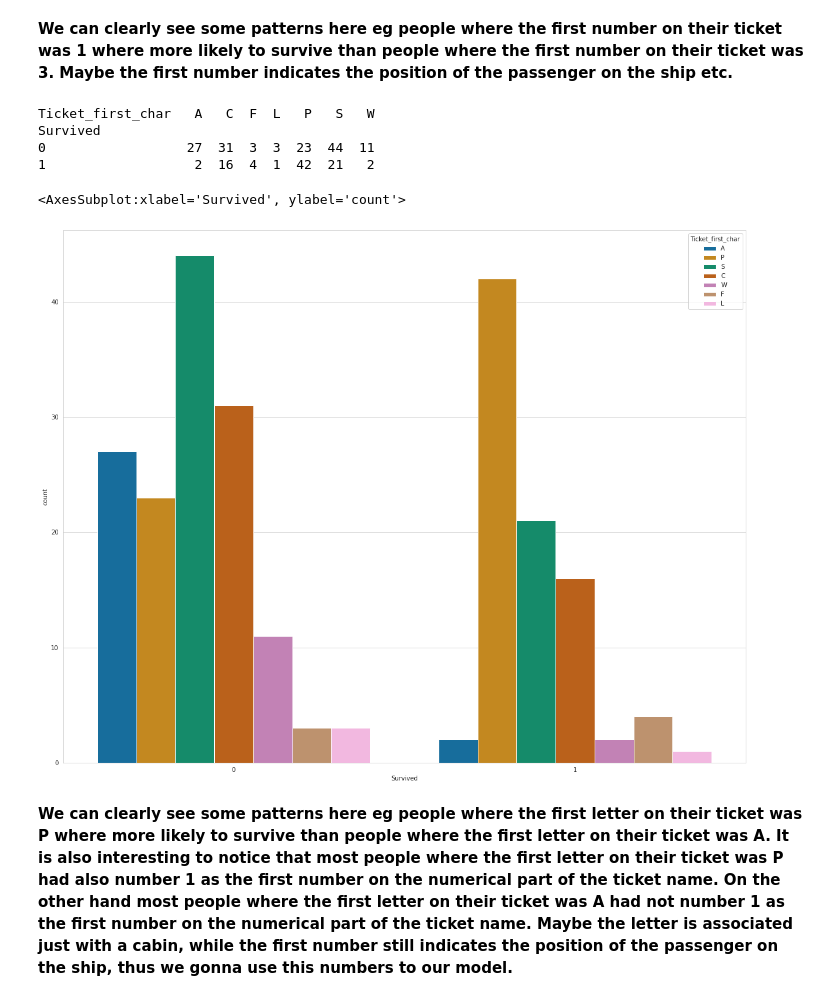
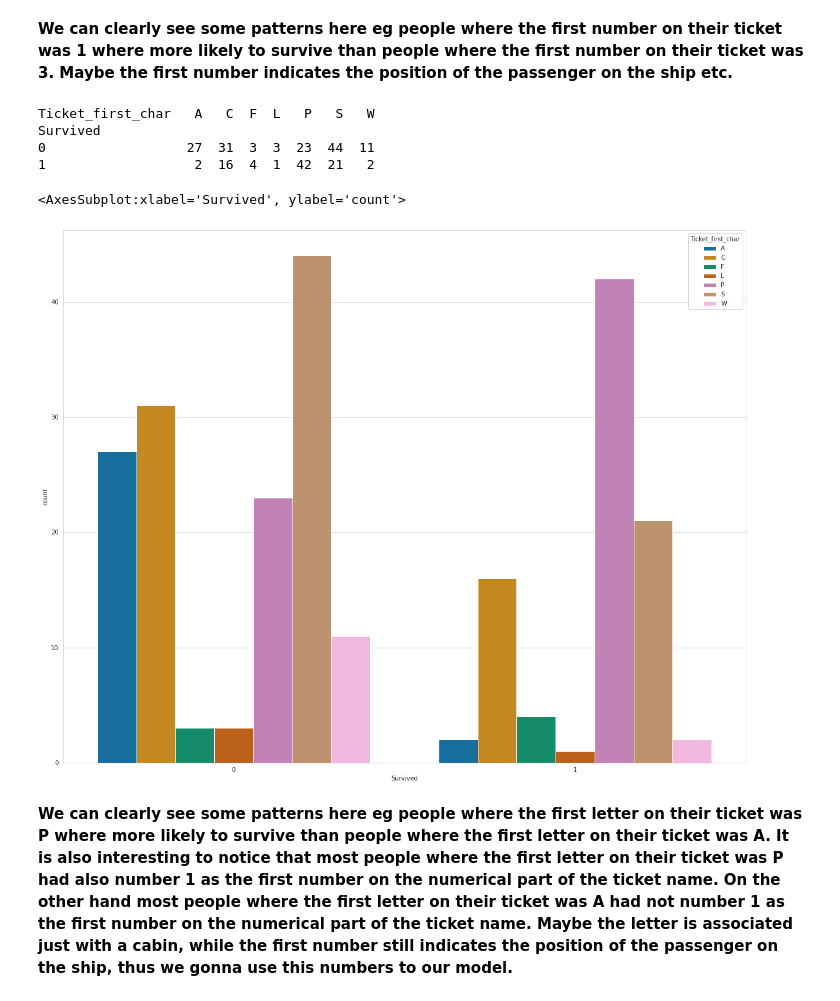
Before and after one commit to adamparkosidis/titanic-predictions-using-logistic-regression, a Jupyter notebook: Titanic - Predictions using Logistic Regression.ipynb, the cells around one changed output. Cells and saved outputs as stored; diff of their text form; code cells hidden in the pictures.

Commit message:
fixed the hue_order in countplots

```diff
--- a/Titanic - Predictions using Logistic Regression.ipynb
+++ b/Titanic - Predictions using Logistic Regression.ipynb
@@ -362,15 +365,16 @@ than people where the first number on their ticket was 3. Maybe the first number
 # %%
 letter = train[train['Ticket'].apply(lambda x: x[0].isnumeric())== False]
 print(pd.pivot_table(letter, index = 'Survived', columns = 'Ticket_first_char', values = 'Ticket' ,aggfunc ='count'))
+hue_order = sorted(letter['Ticket_first_char'].value_counts().index)
 plt.figure(figsize=(20,16))
-sns.countplot(data=letter, x='Survived',hue = 'Ticket_first_char',palette='colorblind')
+sns.countplot(data=letter, x='Survived',hue = 'Ticket_first_char',hue_order=hue_order,palette='colorblind')
 # %% [output]
 Ticket_first_char   A   C  F  L   P   S   W
 Survived
 0                  27  31  3  3  23  44  11
 1                   2  16  4  1  42  21   2
 <AxesSubplot:xlabel='Survived', ylabel='count'>
-[figure, old version]
+[figure, new version]
 # %% [markdown]
 **We can clearly see some patterns here eg people where the first letter on their ticket was P where more likely to survive
 than people where the first letter on their ticket was A. It is also interesting to notice that most people where the first
```
Also changed, not shown: parts of 15 cells of this notebook.
